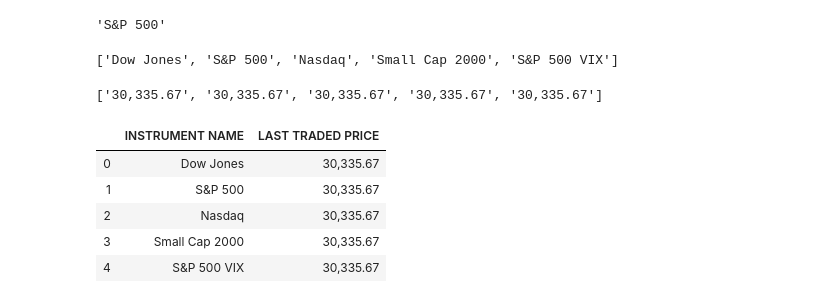
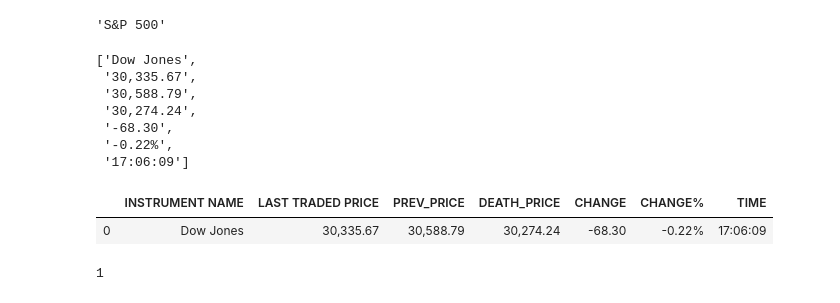
Before and after one commit to Sandeep19531/Stock_Market_Prediction, a Jupyter notebook: Coding Question 2.ipynb, the cells around one changed output. Drawn from its saved outputs; the diff is of its cells as text; code cells hidden in the pictures.

```diff
--- a/Coding Question 2.ipynb
+++ b/Coding Question 2.ipynb
@@ -62,8 +47,0 @@ name , lastprice = datadic()
-# %%
-name
-# %% [output]
-['Dow Jones', 'S&P 500', 'Nasdaq', 'Small Cap 2000', 'S&P 500 VIX']
-# %%
-lastprice
-# %% [output]
-['30,335.67', '30,335.67', '30,335.67', '30,335.67', '30,335.67']
@@ -72,11 +48,26 @@ import pandas as pd
+# %%
+s = ''
+s = soup.find('div',{'class':'js-ga-on-sort'}).find('tbody').find_all('tr')[0].text
+s = s.replace('\n','*')
+s = s.replace('\xa0','')
+s = s[2:-2]
+s = s.split('*')
+s
+# %% [output]
+['Dow Jones',
+ '30,335.67',
+ '30,588.79',
+ '30,274.24',
+ '-68.30',
+ '-0.22%',
+ '17:06:09']
 # %%
-df = pd.DataFrame(list(zip(name, lastprice)),
-               columns =['INSTRUMENT NAME', 'LAST TRADED PRICE'])
-df
+z = pd.DataFrame(data = [s],columns =['INSTRUMENT NAME','LAST TRADED PRICE','PREV_PRICE','DEATH_PRICE','CHANGE','CHANGE%','TIME'])
+z.head()
 # %% [output]
-|  | INSTRUMENT NAME | LAST TRADED PRICE |
-| 0 | Dow Jones | 30,335.67 |
-| 1 | S&P 500 | 30,335.67 |
-| 2 | Nasdaq | 30,335.67 |
-| 3 | Small Cap 2000 | 30,335.67 |
-| 4 | S&P 500 VIX | 30,335.67 |
+|  | INSTRUMENT NAME | LAST TRADED PRICE | PREV_PRICE | DEATH_PRICE | CHANGE | CHANGE% | TIME |
+| 0 | Dow Jones | 30,335.67 | 30,588.79 | 30,274.24 | -68.30 | -0.22% | 17:06:09 |
+# %%
+len(z)
+# %% [output]
+1
```
Also changed, not shown: parts of 6 cells of this notebook, 2 other files.
